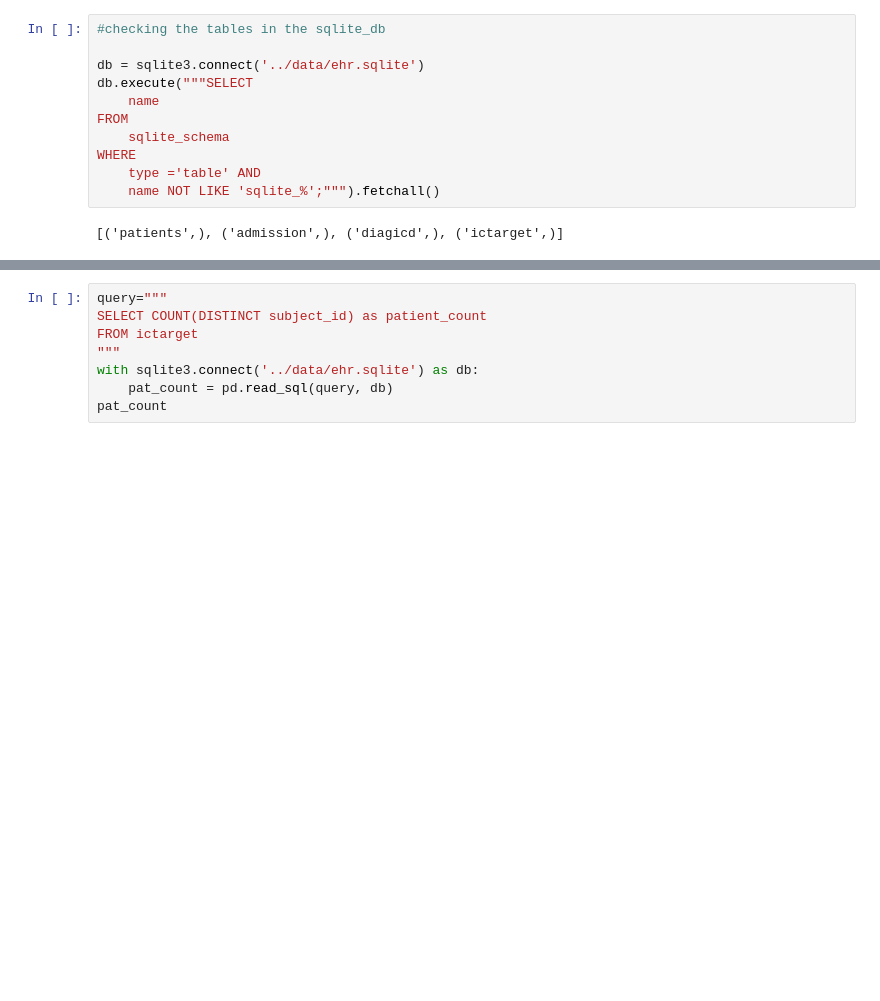
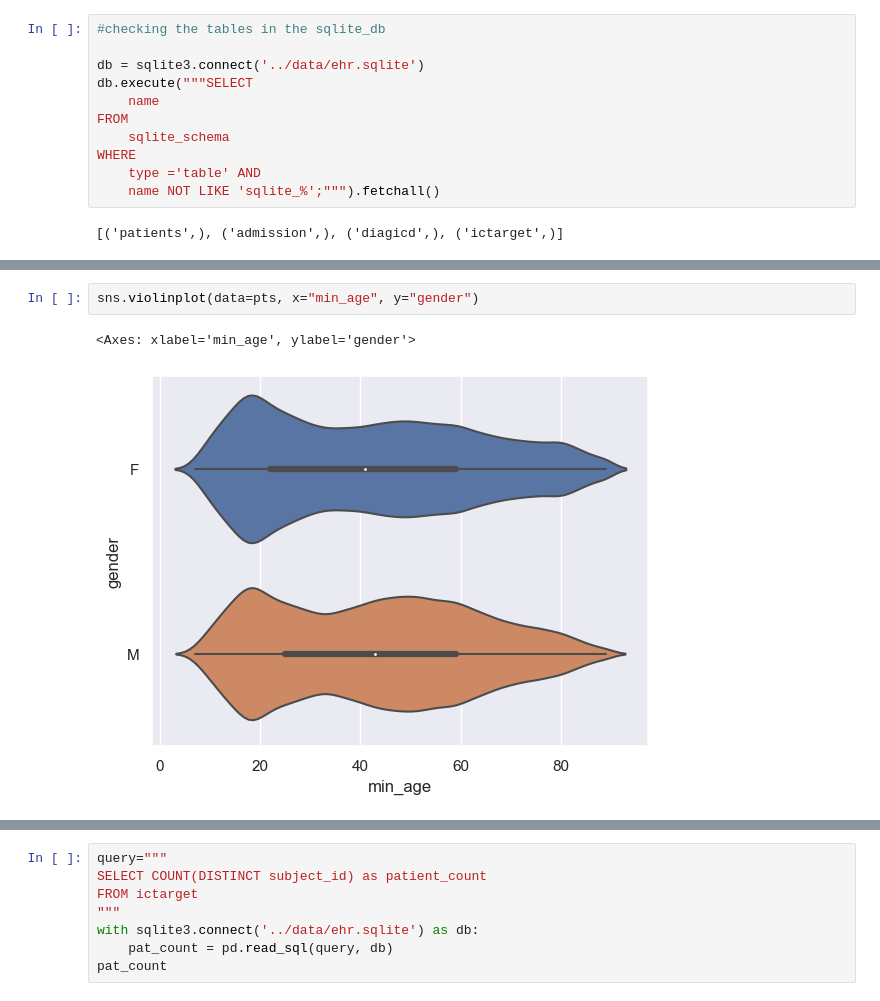
Before and after one commit to smitamisra/EHR_exploration, a Jupyter notebook: notebooks/db_exploration_creatingVisuals.ipynb, the cells around one changed output, grey strips where cells are left out. Cells and saved outputs as stored; diff of their text form; blank space fills up the shorter version.

```diff
--- a/notebooks/db_exploration_creatingVisuals.ipynb
+++ b/notebooks/db_exploration_creatingVisuals.ipynb
@@ -23,0 +42,5 @@ WHERE
+# %%
+sns.violinplot(data=pts, x="min_age", y="gender")
+# %% [output]
+<Axes: xlabel='min_age', ylabel='gender'>
+[figure, added]
```
Also changed, not shown: parts of 31 cells of this notebook, 1 other file.
